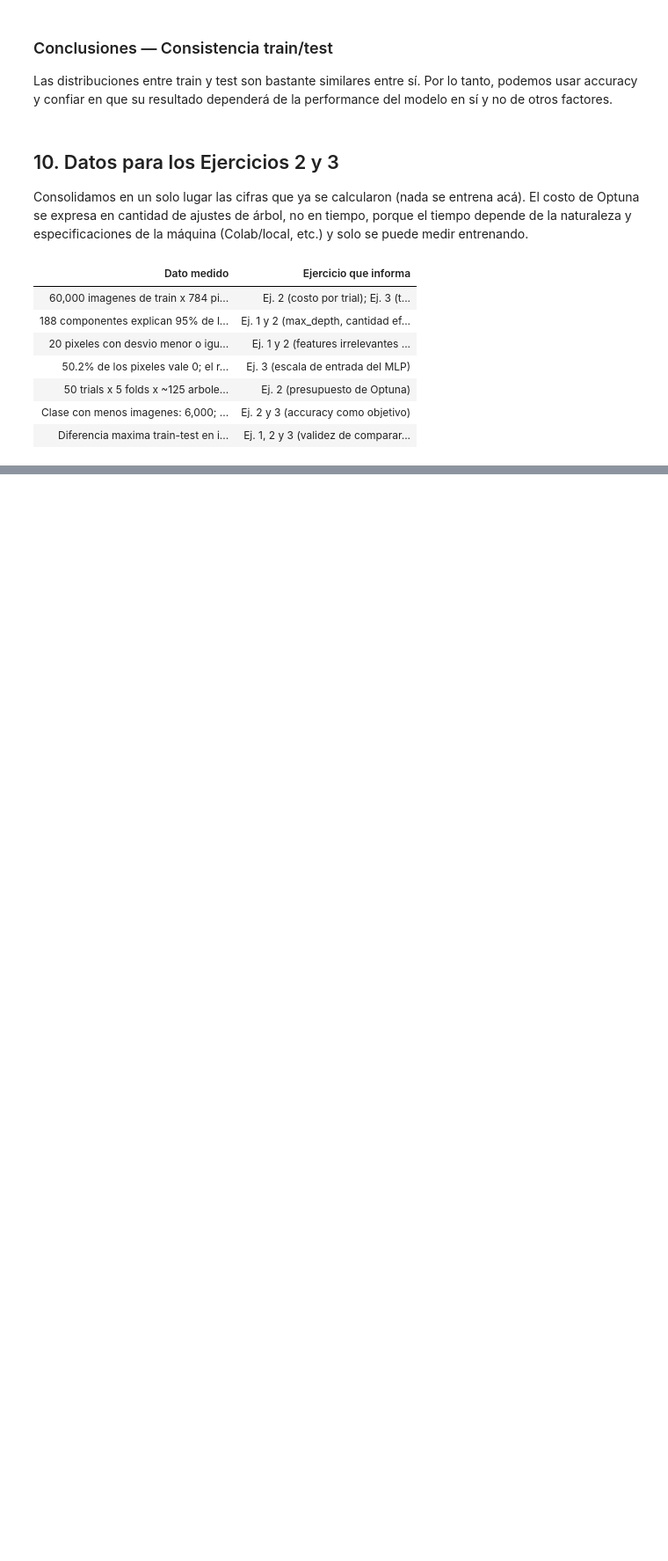
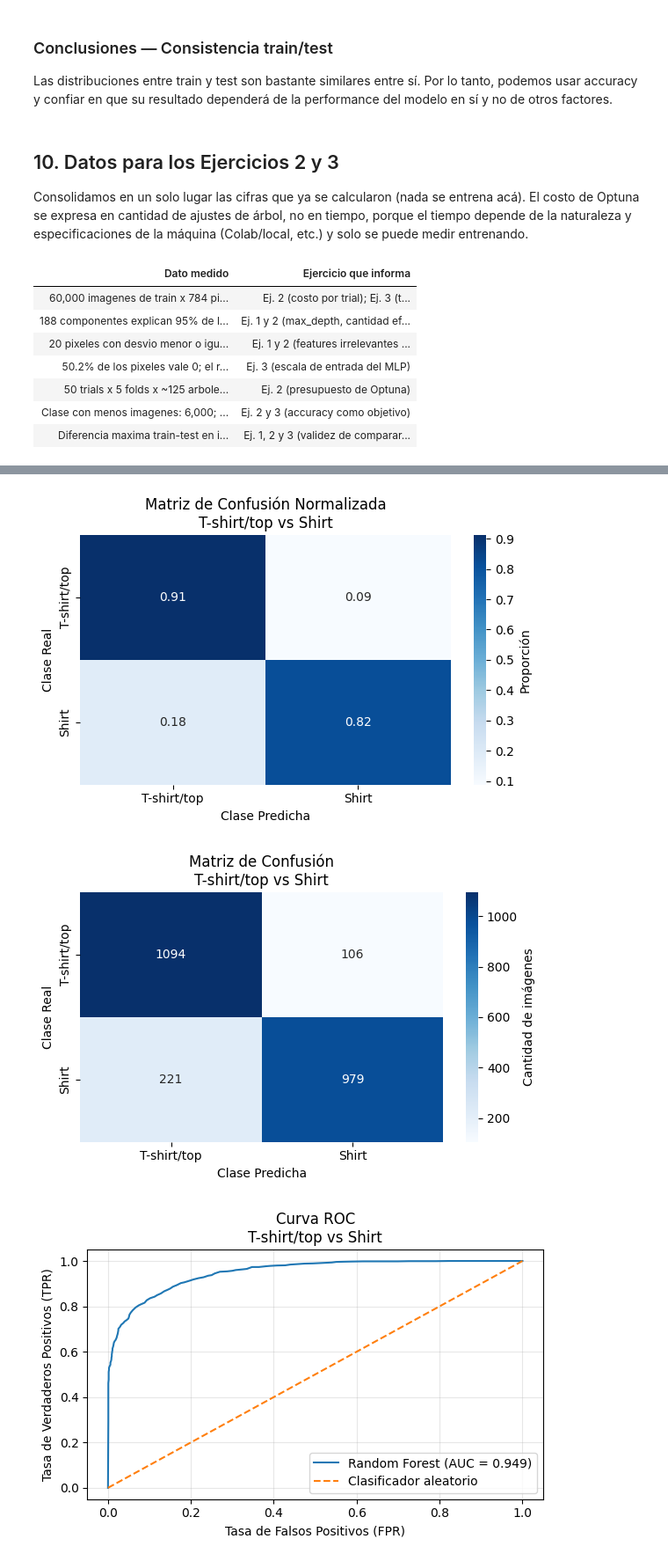
Before and after one commit to AlesioRios/Laboratorio-de-Datos-II, a Jupyter notebook: Lab_de_Datos_II_TP4.ipynb, the cells around one changed output, grey strips where cells are left out. Shown at 88% size. Cells and saved outputs as stored; diff of their text form; code cells hidden in the pictures; blank space fills up the shorter version.

```diff
--- a/Lab_de_Datos_II_TP4.ipynb
+++ b/Lab_de_Datos_II_TP4.ipynb
@@ -628,3 +637,24 @@ mostrar_tabla_texto(insumos)
 | 50 trials x 5 folds x ~125 arbole... | Ej. 2 (presupuesto de Optuna) |
 | Clase con menos imagenes: 6,000; ... | Ej. 2 y 3 (accuracy como objetivo) |
 | Diferencia maxima train-test en i... | Ej. 1, 2 y 3 (validez de comparar... |
+# %%
+import numpy as np
+
+# Simulamos un lote de 1000 imágenes de 28x28 con valores de 0 a 255
+# Forma original: (1000, 28, 28)
+X = np.random.randint(0, 256, size=(1000, 28, 28))
+print(f"Forma original: {X.shape}")
+# Salida: Forma original: (1000, 28, 28)
+
+#Aplanar las imágenes a 784 características
+# X.shape[0] mantiene la cantidad de imágenes (1000)
+# El '-1' le dice a NumPy que calcule automáticamente la otra dimensión (28 * 28 = 784)
+X_aplanado = X.reshape(X.shape[0], -1)
+print(f"Forma aplanada: {X_aplanado.shape}")
+# Salida: Forma aplanada: (1000, 784)
+
+#  Normalizar los valores dividiendo entre 255.0
+X = X_aplanado / 255.0
+
+print(f"Rango de valores: Mínimo {X.min()}, Máximo {X.max()}")
+# Salida: Rango de valores: Mínimo 0.0, Máximo 1.0
@@ -630,0 +861,6 @@ mostrar_tabla_texto(insumos)
+# %%
+auc_tshirt_shirt = evaluar_par(0, 6)
+# %% [output]
+[figure, added]
+[figure, added]
+[figure, added]
```
Also changed, not shown: parts of 20 cells of this notebook.
